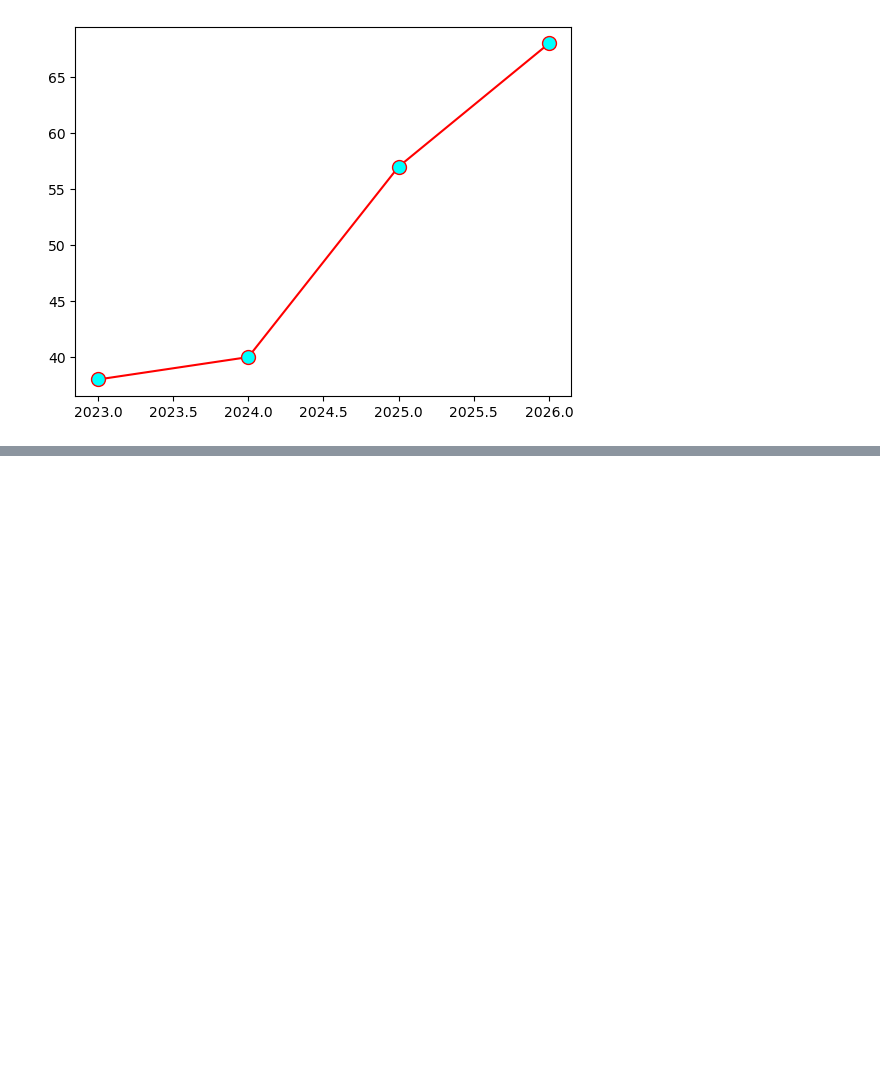
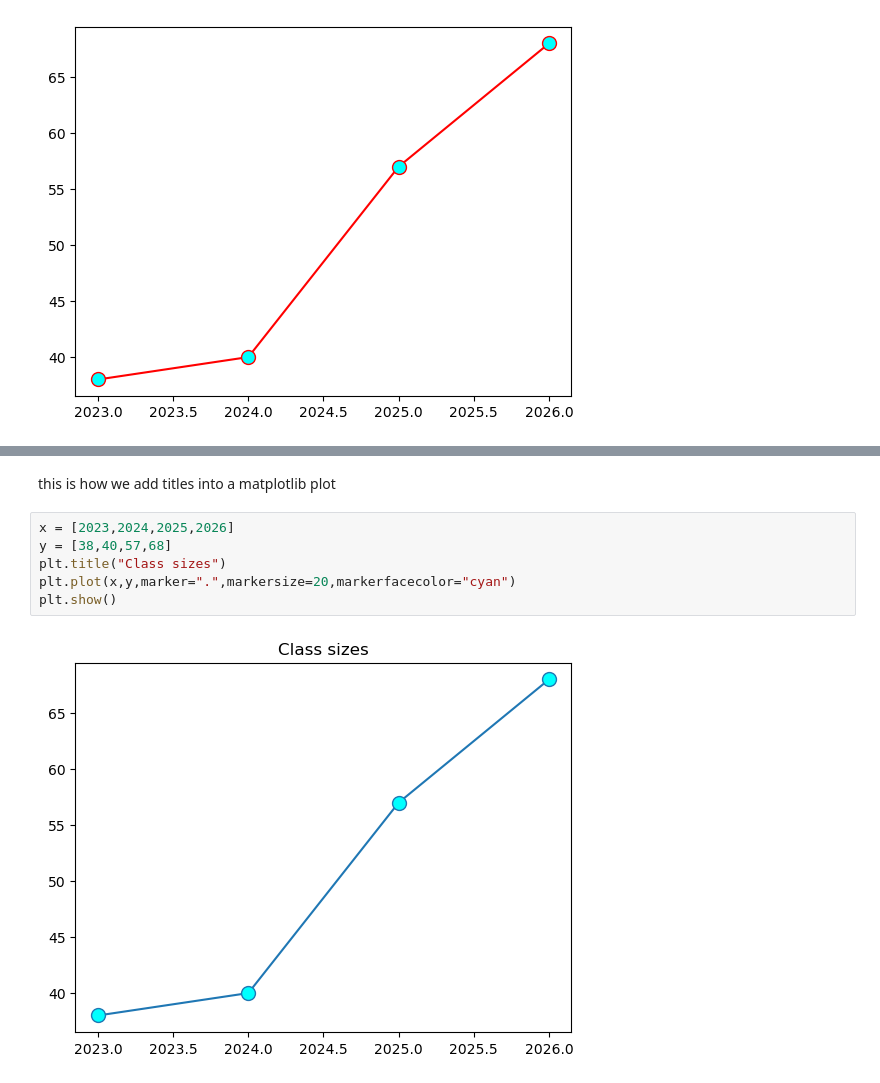
Before and after one commit to Himeshkar11/MATPLOTLIB, a Jupyter notebook: matplotlib.ipynb, the cells around one changed output, grey strips where cells are left out. Drawn from its saved outputs; the diff is of its cells as text; blank space fills up the shorter version.

Commit message:
labels in matplotlib completed

```diff
--- a/matplotlib.ipynb
+++ b/matplotlib.ipynb
@@ -222,0 +223,10 @@ plt.plot(x,y3,color="black")
+# %% [markdown]
+this is how we add titles into a matplotlib plot
+# %%
+x = [2023,2024,2025,2026]
+y = [38,40,57,68]
+plt.title("Class sizes")
+plt.plot(x,y,marker=".",markersize=20,markerfacecolor="cyan")
+plt.show()
+# %% [output]
+[figure, added]
```
Also changed, not shown: parts of 24 cells of this notebook, 1 other file.
